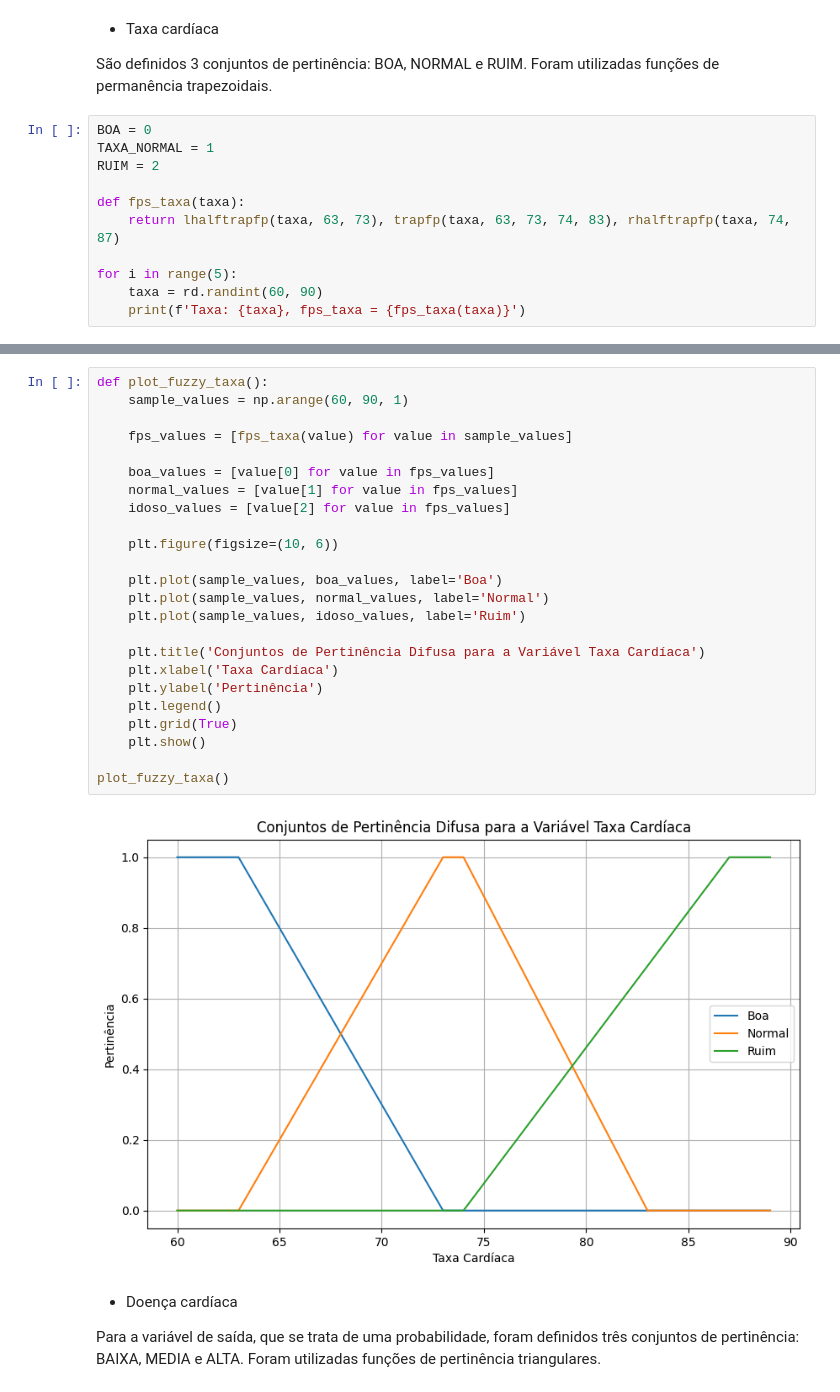
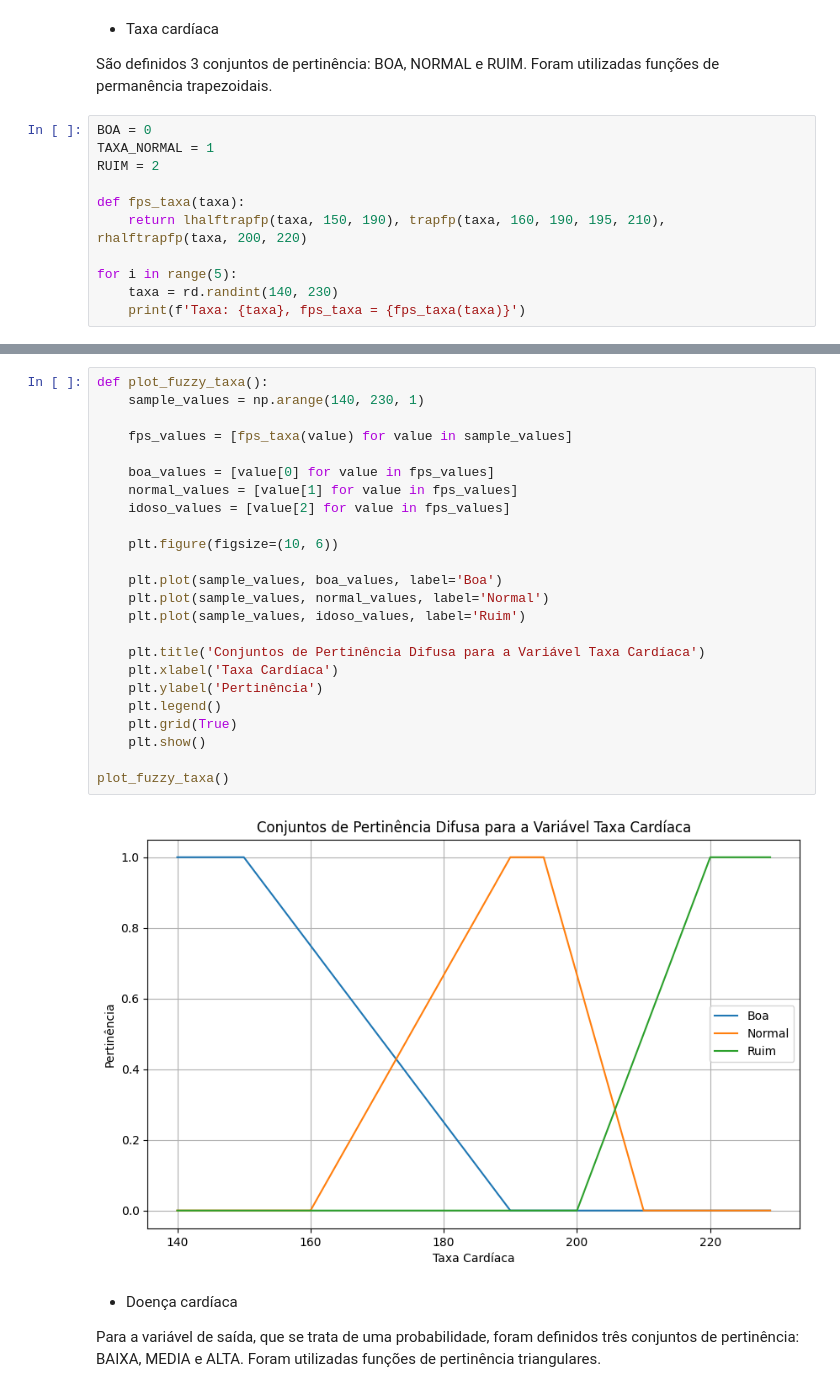
Before and after one commit to DouglasKenjiSakakibara01/logica-fuzzy, a Jupyter notebook: trab01.ipynb, the cells around one changed output, grey strips where cells are left out. Drawn from its saved outputs; the diff is of its cells as text.

```diff
--- a/trab01.ipynb
+++ b/trab01.ipynb
@@ -199,9 +199,9 @@ TAXA_NORMAL = 1
 RUIM = 2
 
 def fps_taxa(taxa):
-    return lhalftrapfp(taxa, 63, 73), trapfp(taxa, 63, 73, 74, 83), rhalftrapfp(taxa, 74, 87)
+    return lhalftrapfp(taxa, 150, 190), trapfp(taxa, 160, 190, 195, 210), rhalftrapfp(taxa, 200, 220)
 
 for i in range(5):
-    taxa = rd.randint(60, 90)
+    taxa = rd.randint(140, 230)
     print(f'Taxa: {taxa}, fps_taxa = {fps_taxa(taxa)}')
 # %% [output]
@@ -213,29 +213,29 @@ Taxa: 76, fps_taxa = (0, 0.7777777777777778, 0.15384615384615385)
 # %%
 def plot_fuzzy_taxa():
-    sample_values = np.arange(60, 90, 1)
+    sample_values = np.arange(140, 230, 1)
 
     fps_values = [fps_taxa(value) for value in sample_values]
 
     boa_values = [value[0] for value in fps_values]
     normal_values = [value[1] for value in fps_values]
     idoso_values = [value[2] for value in fps_values]
 
     plt.figure(figsize=(10, 6))
 
     plt.plot(sample_values, boa_values, label='Boa')
     plt.plot(sample_values, normal_values, label='Normal')
     plt.plot(sample_values, idoso_values, label='Ruim')
 
     plt.title('Conjuntos de Pertinência Difusa para a Variável Taxa Cardíaca')
     plt.xlabel('Taxa Cardíaca')
     plt.ylabel('Pertinência')
     plt.legend()
     plt.grid(True)
     plt.show()
 
 plot_fuzzy_taxa()
 # %% [output]
-[figure, old version]
+[figure, new version]
 # %% [markdown]
 - Doença cardíaca
 
```
Also changed, not shown: parts of 15 cells of this notebook, 2 other files.
